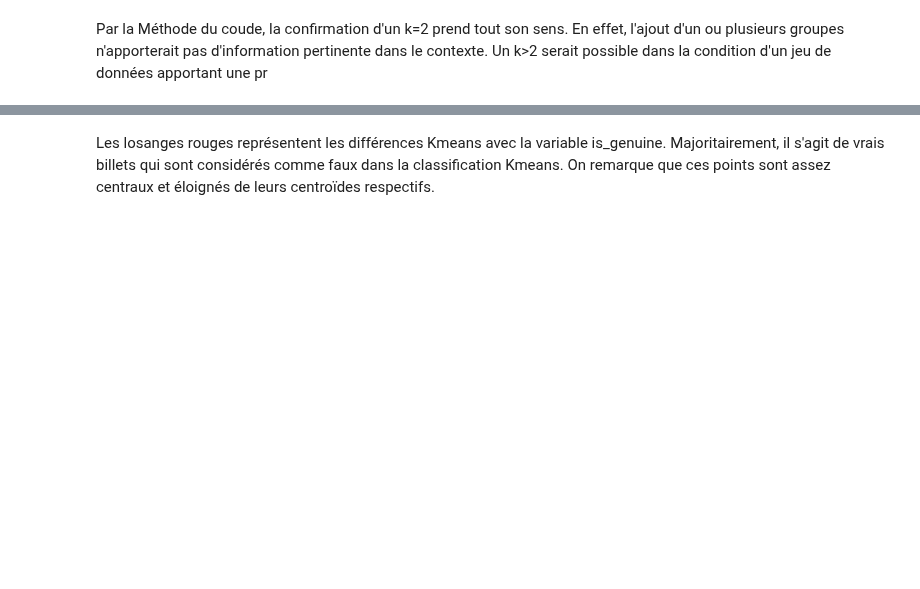
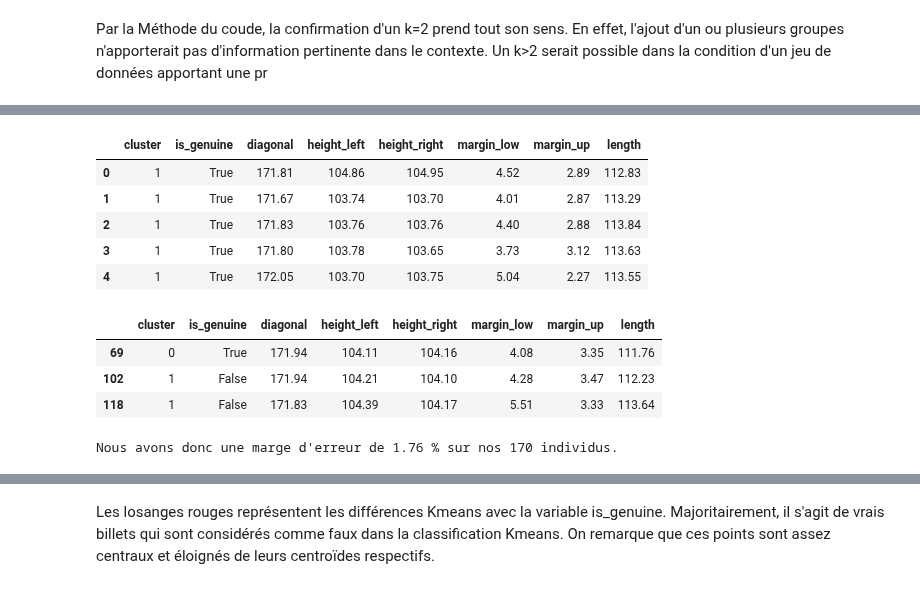
Before and after one commit to ROWAIDAK/P6-D-tectez-des-faux-billets, a Jupyter notebook: P6_01_ACP_Détectez_des_faux_billets.ipynb, the cells around one changed output, grey strips where cells are left out. Cells and saved outputs as stored; diff of their text form; code cells hidden in the pictures; blank space fills up the shorter version.

```diff
--- a/P6_01_ACP_Détectez_des_faux_billets.ipynb
+++ b/P6_01_ACP_Détectez_des_faux_billets.ipynb
@@ -376 +311,29 @@ plt.savefig('graphiques/08. KMEANS_projection_plan_factoriel.png')
+# %%
+#Intégration des clusters dans notre dataframe "df_cls" par la méthode .concat()
+df_cls = pd.DataFrame(cls.fit_predict(X), columns=['cluster'])
+df_cls = pd.concat([df_cls, df], axis=1)
+df_cls.head()
+# %% [output]
+|  | cluster | is_genuine | diagonal | height_left | height_right | margin_low | margin_up | length |
+| 0 | 1 | True | 171.81 | 104.86 | 104.95 | 4.52 | 2.89 | 112.83 |
+| 1 | 1 | True | 171.67 | 103.74 | 103.70 | 4.01 | 2.87 | 113.29 |
+| 2 | 1 | True | 171.83 | 103.76 | 103.76 | 4.40 | 2.88 | 113.84 |
+| 3 | 1 | True | 171.80 | 103.78 | 103.65 | 3.73 | 3.12 | 113.63 |
+| 4 | 1 | True | 172.05 | 103.70 | 103.75 | 5.04 | 2.27 | 113.55 |
+# %%
+# Repérer le Cluster kmeans correspondant à is_genuine = False
+cross_kmeans = pd.crosstab(df_cls['cluster'], df_cls['is_genuine']).reset_index()
+cluster_false = cross_kmeans[cross_kmeans[False] > cross_kmeans[True]].cluster
+#affichage des différences
+df_diff = df_cls[((df_cls['is_genuine'] == True) & (df_cls['cluster'] == int(cluster_false))) | ((df_cls['is_genuine'] == False) & (df_cls['cluster'] != int(cluster_false)))]
+df_diff
+# %% [output]
+|  | cluster | is_genuine | diagonal | height_left | height_right | margin_low | margin_up | length |
+| 69 | 0 | True | 171.94 | 104.11 | 104.16 | 4.08 | 3.35 | 111.76 |
+| 102 | 1 | False | 171.94 | 104.21 | 104.10 | 4.28 | 3.47 | 112.23 |
+| 118 | 1 | False | 171.83 | 104.39 | 104.17 | 5.51 | 3.33 | 113.64 |
+# %%
+print("Nous avons donc une marge d'erreur de",round((df_diff.shape[0]/170)*100,2),"% sur nos 170 individus.")
+# %% [output]
+Nous avons donc une marge d'erreur de 1.76 % sur nos 170 individus.
 # %%
```
Also changed, not shown: parts of 14 cells of this notebook.
